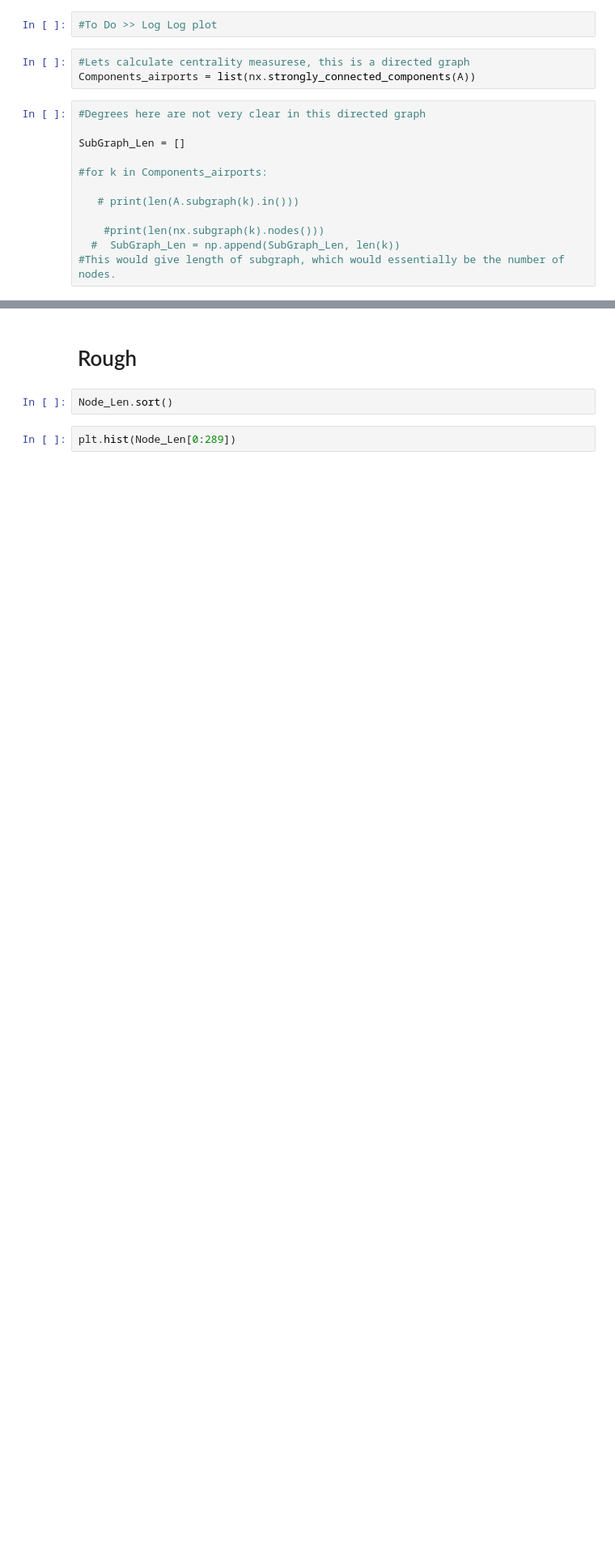
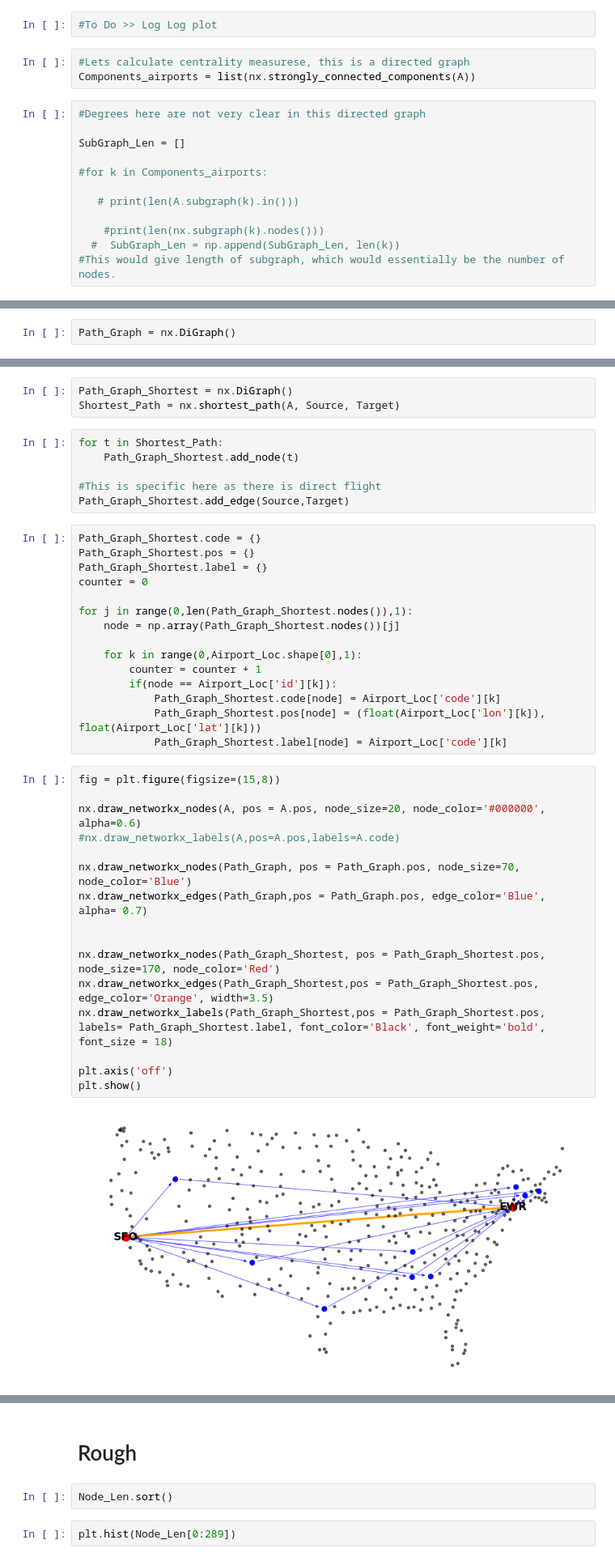
Before and after one commit to mohity5/Practice_NetworkAnalysis_Airports, a Jupyter notebook: Networks_Basics.ipynb, the cells around one changed output, grey strips where cells are left out. Shown: that part at 81% size. Drawn from its saved outputs; the diff is of its cells as text; blank space fills up the shorter version.

```diff
--- a/Networks_Basics.ipynb
+++ b/Networks_Basics.ipynb
@@ -290,0 +360,2 @@ SubGraph_Len = []
+# %%
+Path_Graph = nx.DiGraph()
@@ -290,0 +383,42 @@ SubGraph_Len = []
+# %%
+Path_Graph_Shortest = nx.DiGraph()
+Shortest_Path = nx.shortest_path(A, Source, Target)
+# %%
+for t in Shortest_Path:
+    Path_Graph_Shortest.add_node(t)
+
+#This is specific here as there is direct flight
+Path_Graph_Shortest.add_edge(Source,Target)
+# %%
+Path_Graph_Shortest.code = {}
+Path_Graph_Shortest.pos = {}
+Path_Graph_Shortest.label = {}
+counter = 0
+
+for j in range(0,len(Path_Graph_Shortest.nodes()),1):
+    node = np.array(Path_Graph_Shortest.nodes())[j]
+
+    for k in range(0,Airport_Loc.shape[0],1):
+        counter = counter + 1
+        if(node == Airport_Loc['id'][k]):
+            Path_Graph_Shortest.code[node] = Airport_Loc['code'][k]
+            Path_Graph_Shortest.pos[node] = (float(Airport_Loc['lon'][k]), float(Airport_Loc['lat'][k]))
+            Path_Graph_Shortest.label[node] = Airport_Loc['code'][k]
+# %%
+fig = plt.figure(figsize=(15,8))
+
+nx.draw_networkx_nodes(A, pos = A.pos, node_size=20, node_color='#000000', alpha=0.6)
+#nx.draw_networkx_labels(A,pos=A.pos,labels=A.code)
+
+nx.draw_networkx_nodes(Path_Graph, pos = Path_Graph.pos, node_size=70, node_color='Blue')
+nx.draw_networkx_edges(Path_Graph,pos = Path_Graph.pos, edge_color='Blue', alpha= 0.7)
+
+
+nx.draw_networkx_nodes(Path_Graph_Shortest, pos = Path_Graph_Shortest.pos, node_size=170, node_color='Red')
+nx.draw_networkx_edges(Path_Graph_Shortest,pos = Path_Graph_Shortest.pos, edge_color='Orange', width=3.5)
+nx.draw_networkx_labels(Path_Graph_Shortest,pos = Path_Graph_Shortest.pos, labels= Path_Graph_Shortest.label, font_color='Black', font_weight='bold', font_size = 18)
+
+plt.axis('off')
+plt.show()
+# %% [output]
+[figure, added]
```
Also changed, not shown: parts of 16 cells of this notebook.
